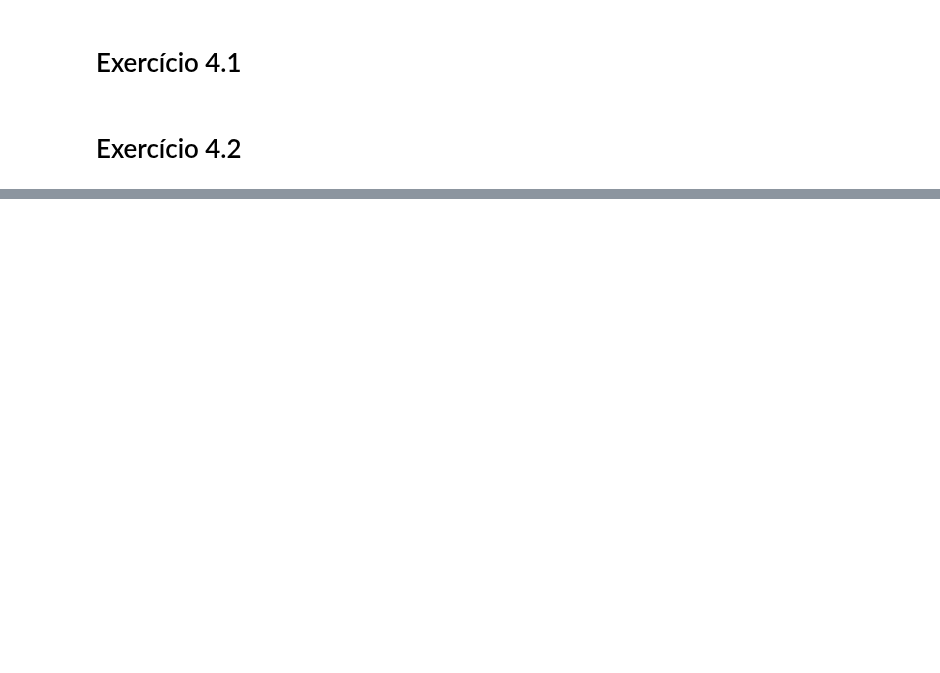
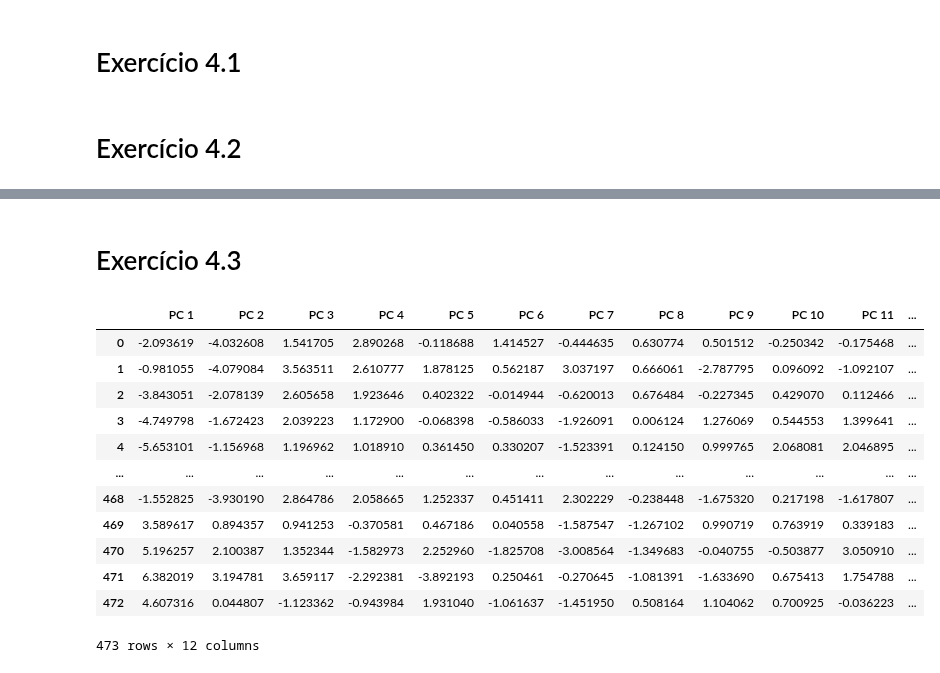
Before and after one commit to leonorcoelh0/TCD, a Jupyter notebook: Code/mainActivity.ipynb, the cells around one changed output, grey strips where cells are left out. Drawn from its saved outputs; the diff is of its cells as text; code cells hidden in the pictures; blank space fills up the shorter version.

```diff
--- a/Code/mainActivity.ipynb
+++ b/Code/mainActivity.ipynb
@@ -1078,7 +1082,7 @@ def calculate_features(data, t, n_acts=16):
 
 
     vecs = ['Acc',
-#             'Gyr'
+            'Gyr'
            ]
     vec_values=[]
     for vec_name in vecs:
@@ -1188,0 +1235,33 @@ features['Label']
+# %% [markdown]
+# Exercício 4.3
+# %%
+def pca_features(features, components):
+    features = features.dropna(axis=1, how='all')
+    feature_names = features.columns[2:]
+    x = features.loc[:, feature_names]
+    target = features.loc[:, ['Label Name']]
+
+    pca = PCA(components)
+    principal_components = pca.fit_transform(x)
+
+    pc_df = pd.DataFrame(data=principal_components, columns = ['PC {:d}'.format(i) for i in range(1, len(principal_components[0])+1)])
+    pc_df["Label Name"] = target
+
+    return pc_df
+
+pca_df = pca_features(features, 0.75)
+pca_df
+# %% [output]
+|  | PC 1 | PC 2 | PC 3 | PC 4 | PC 5 | PC 6 | PC 7 | PC 8 | PC 9 | PC 10 | PC 11 | ... |
+| 0 | -2.093619 | -4.032608 | 1.541705 | 2.890268 | -0.118688 | 1.414527 | -0.444635 | 0.630774 | 0.501512 | -0.250342 | -0.175468 | ... |
+| 1 | -0.981055 | -4.079084 | 3.563511 | 2.610777 | 1.878125 | 0.562187 | 3.037197 | 0.666061 | -2.787795 | 0.096092 | -1.092107 | ... |
+| 2 | -3.843051 | -2.078139 | 2.605658 | 1.923646 | 0.402322 | -0.014944 | -0.620013 | 0.676484 | -0.227345 | 0.429070 | 0.112466 | ... |
+| 3 | -4.749798 | -1.672423 | 2.039223 | 1.172900 | -0.068398 | -0.586033 | -1.926091 | 0.006124 | 1.276069 | 0.544553 | 1.399641 | ... |
+| 4 | -5.653101 | -1.156968 | 1.196962 | 1.018910 | 0.361450 | 0.330207 | -1.523391 | 0.124150 | 0.999765 | 2.068081 | 2.046895 | ... |
+| ... | ... | ... | ... | ... | ... | ... | ... | ... | ... | ... | ... | ... |
+| 468 | -1.552825 | -3.930190 | 2.864786 | 2.058665 | 1.252337 | 0.451411 | 2.302229 | -0.238448 | -1.675320 | 0.217198 | -1.617807 | ... |
+| 469 | 3.589617 | 0.894357 | 0.941253 | -0.370581 | 0.467186 | 0.040558 | -1.587547 | -1.267102 | 0.990719 | 0.763919 | 0.339183 | ... |
+| 470 | 5.196257 | 2.100387 | 1.352344 | -1.582973 | 2.252960 | -1.825708 | -3.008564 | -1.349683 | -0.040755 | -0.503877 | 3.050910 | ... |
+| 471 | 6.382019 | 3.194781 | 3.659117 | -2.292381 | -3.892193 | 0.250461 | -0.270645 | -1.081391 | -1.633690 | 0.675413 | 1.754788 | ... |
+| 472 | 4.607316 | 0.044807 | -1.123362 | -0.943984 | 1.931040 | -1.061637 | -1.451950 | 0.508164 | 1.104062 | 0.700925 | -0.036223 | ... |
+473 rows × 12 columns
```
Also changed, not shown: parts of 4 cells of this notebook.
